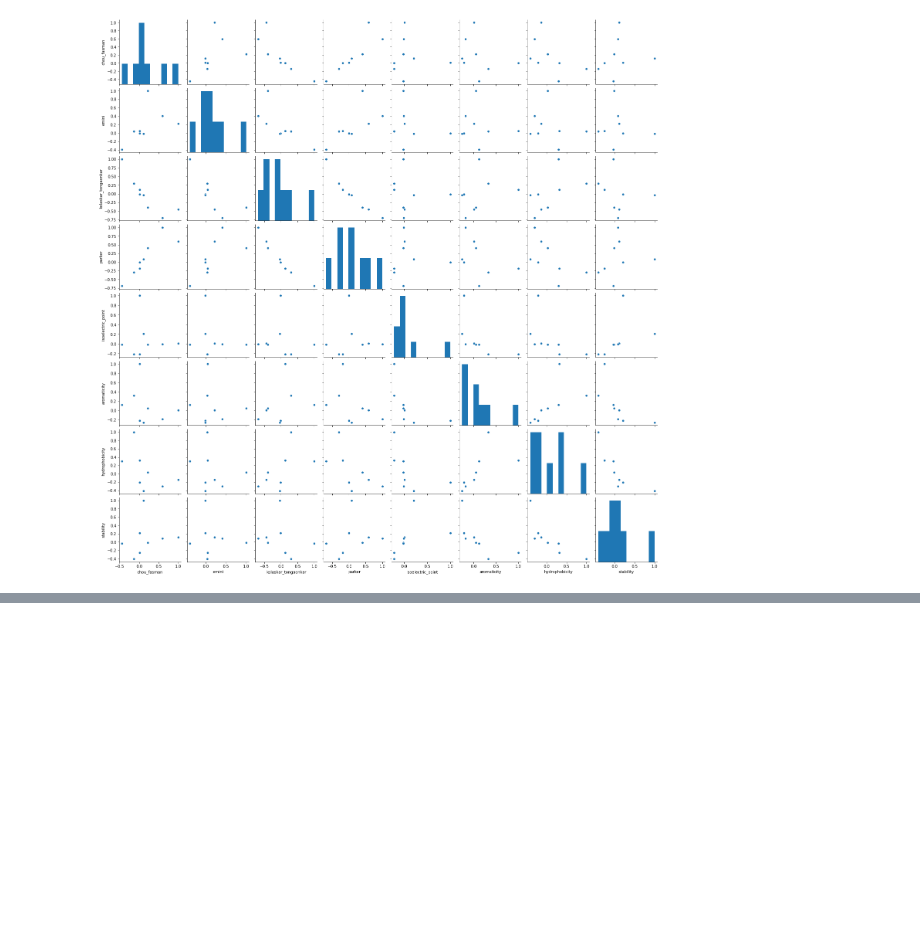
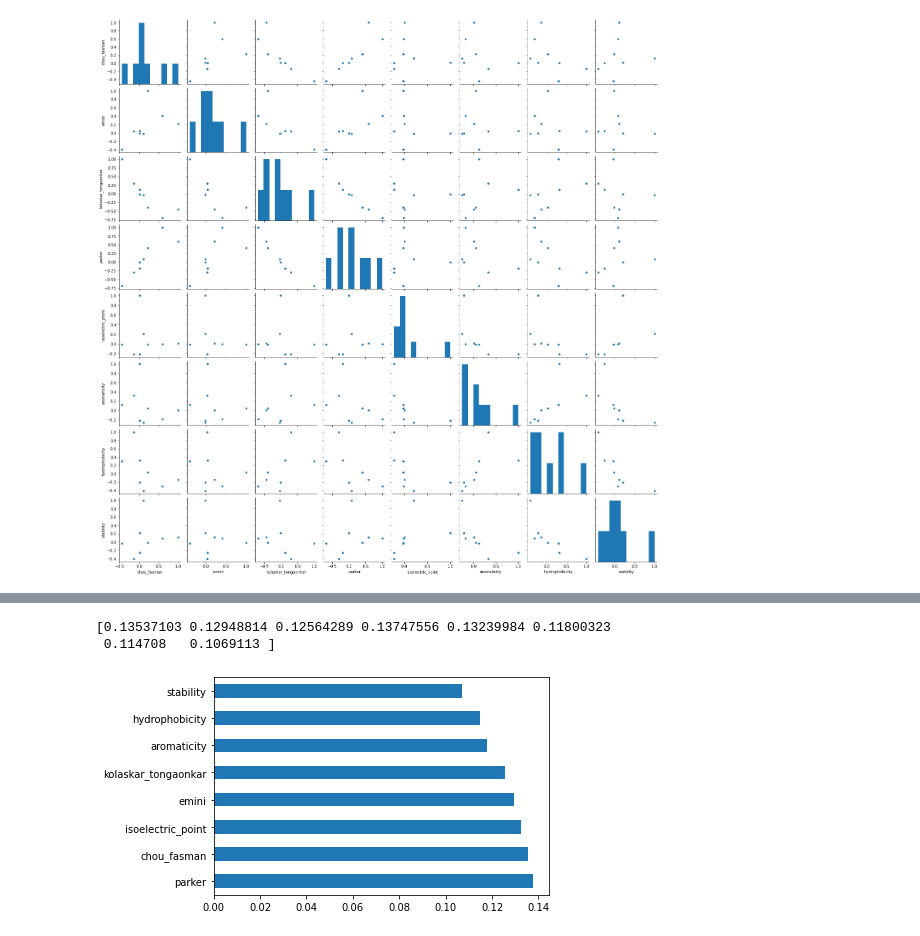
Before and after one commit to satyabansahoo2000/ML_DS_Projects, a Jupyter notebook: COVID_19_Epitope_Prediction/COVID_19_SARS_B_cell_Epitope_Prediction.ipynb, the cells around one changed output, grey strips where cells are left out. Drawn from its saved outputs; the diff is of its cells as text; code cells hidden in the pictures; blank space fills up the shorter version.

```diff
--- a/COVID_19_Epitope_Prediction/COVID_19_SARS_B_cell_Epitope_Prediction.ipynb
+++ b/COVID_19_Epitope_Prediction/COVID_19_SARS_B_cell_Epitope_Prediction.ipynb
@@ -276,3 +276,10 @@ sns.pairplot(corr)
 # %% [output]
 <seaborn.axisgrid.PairGrid at 0x...>
 [figure]
+# %%
+X = bcell_sars.iloc[:,5:13]
+Y = bcell_sars.iloc[:,-1]
+# %%
+from sklearn.ensemble import ExtraTreesRegressor
+model = ExtraTreesRegressor()
+model.fit(X,Y)
@@ -278,0 +294,11 @@ sns.pairplot(corr)
+# %%
+print(model.feature_importances_)
+# %% [output]
+[0.13537103 0.12948814 0.12564289 0.13747556 0.13239984 0.11800323
+ 0.114708   0.1069113 ]
+# %%
+feat_importance = pd.Series(model.feature_importances_, index=X.columns)
+feat_importance.nlargest(10).plot(kind='barh')
+plt.show()
+# %% [output]
+[figure, added]
```
Also changed, not shown: parts of 3 cells of this notebook.
